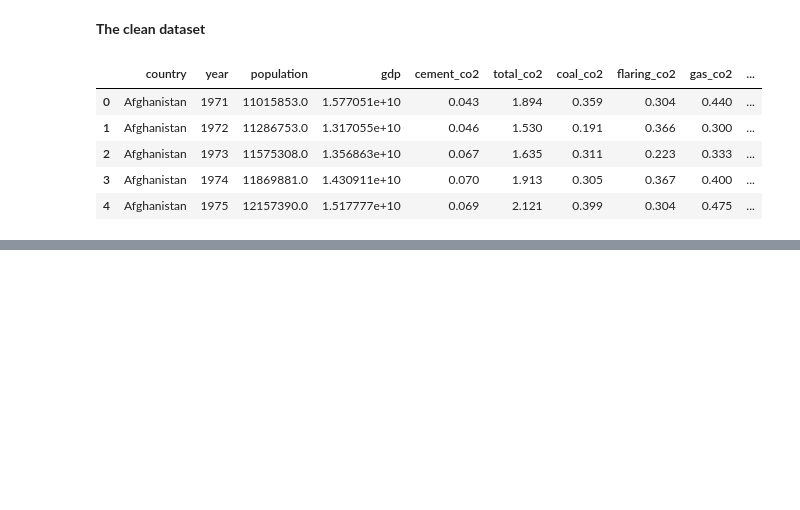
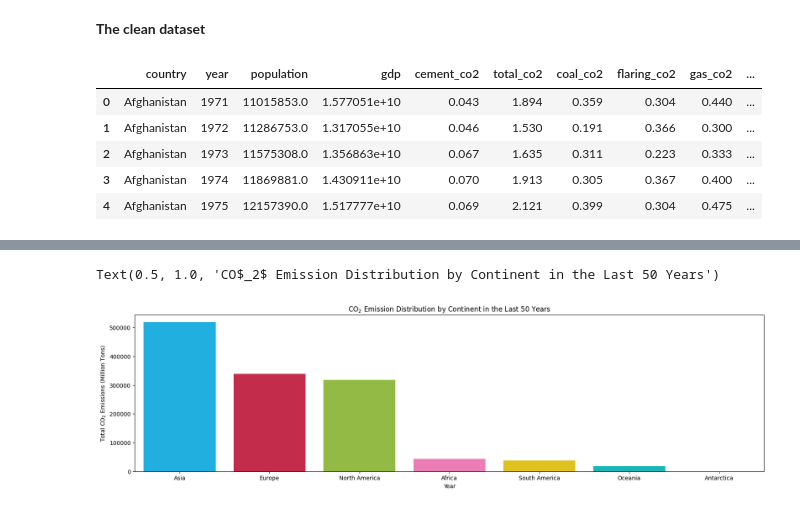
Before and after one commit to herrerovir/Co2-emissions-exploratory-data-analysis, a Jupyter notebook: EDA-co2-emissions.ipynb, the cells around one changed output, grey strips where cells are left out. Cells and saved outputs as stored; diff of their text form; code cells hidden in the pictures; blank space fills up the shorter version.

```diff
--- a/EDA-co2-emissions.ipynb
+++ b/EDA-co2-emissions.ipynb
@@ -326,0 +352,5 @@ carbon_emission.head()
+# %%
+emissions_by_continent = emissions_continents.groupby("continent")["total_co2"].sum()
+# %%
+emissions_by_continent = emissions_by_continent.to_frame().sort_values(by = "total_co2", ascending = False).reset_index()
+emissions_by_continent
@@ -326,0 +366,10 @@ carbon_emission.head()
+# %%
+distribution_emissions_continent_graph = plt.figure(figsize = (20, 5))
+sns.barplot(emissions_by_continent, x = "continent", y = "total_co2", errorbar = None, hue = "continent",
+            palette = ["deepskyblue", "crimson", "yellowgreen", "hotpink", "gold", "darkturquoise", "mediumorchid"])
+plt.xlabel("Year")
+plt.ylabel("Total CO$_2$ Emissions (Million Tons)")
+plt.title("CO$_2$ Emission Distribution by Continent in the Last 50 Years", size = 12)
+# %% [output]
+Text(0.5, 1.0, 'CO$_2$ Emission Distribution by Continent in the Last 50 Years')
+[figure, added]
```
Also changed, not shown: parts of 66 cells of this notebook.
